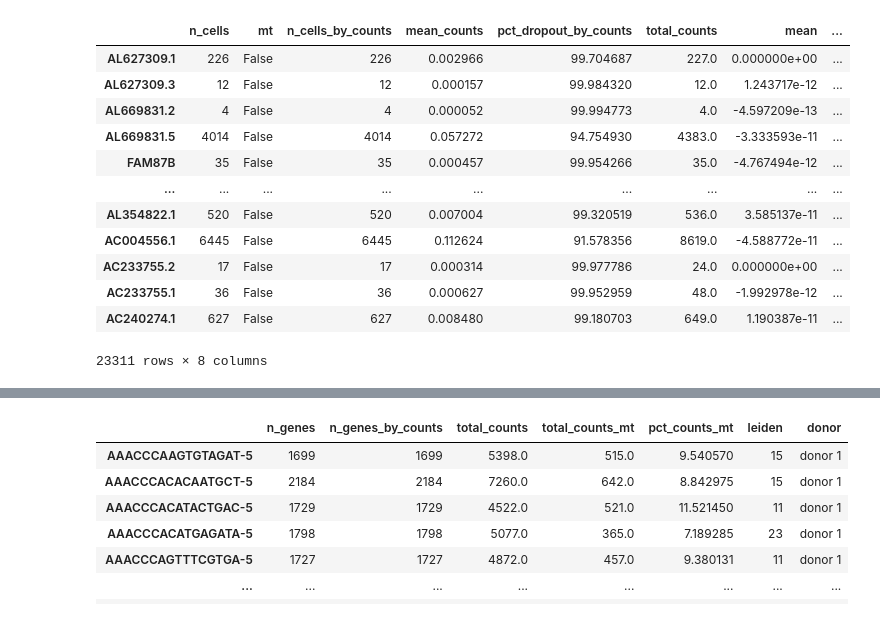
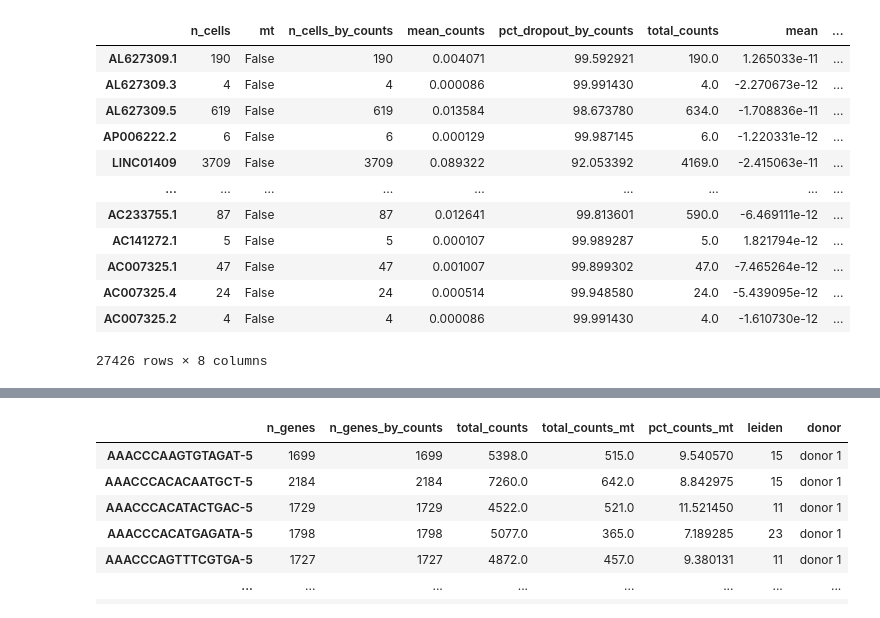
Before and after one commit to benson8902/Research, a Jupyter notebook: Code/Step3 Remove Batch Effect(After annotation).ipynb, the cells around one changed output, grey strips where cells are left out. Drawn from its saved outputs; the diff is of its cells as text; code cells hidden in the pictures.

```diff
--- a/Code/Step3 Remove Batch Effect(After annotation).ipynb
+++ b/Code/Step3 Remove Batch Effect(After annotation).ipynb
@@ -5,22 +5,22 @@ import numpy as np
 
 import matplotlib.pyplot as plt
 # %%
-healthy_cell = sc.read_h5ad("benson_pbmc_post_healthy_donor.h5ad")
+healthy_pre = sc.read_h5ad("../Code/Data/GSE165080_healthy.h5ad")
 
-healthy = sc.read_h5ad("benson_pbmc_healthy_donor.h5ad")
+healthy_post = sc.read_h5ad("../Code/Data/Annotation/GSE165080_healthy_annotation.h5ad")
 # %%
-healthy.var
+healthy_pre.var
 # %% [output]
 |  | n_cells | mt | n_cells_by_counts | mean_counts | pct_dropout_by_counts | total_counts | mean | ... |
-| AL627309.1 | 226 | False | 226 | 0.002966 | 99.704687 | 227.0 | 0.000000e+00 | ... |
-| AL627309.3 | 12 | False | 12 | 0.000157 | 99.984320 | 12.0 | 1.243717e-12 | ... |
-| AL669831.2 | 4 | False | 4 | 0.000052 | 99.994773 | 4.0 | -4.597209e-13 | ... |
-| AL669831.5 | 4014 | False | 4014 | 0.057272 | 94.754930 | 4383.0 | -3.333593e-11 | ... |
-| FAM87B | 35 | False | 35 | 0.000457 | 99.954266 | 35.0 | -4.767494e-12 | ... |
+| AL627309.1 | 190 | False | 190 | 0.004071 | 99.592921 | 190.0 | 1.265033e-11 | ... |
+| AL627309.3 | 4 | False | 4 | 0.000086 | 99.991430 | 4.0 | -2.270673e-12 | ... |
+| AL627309.5 | 619 | False | 619 | 0.013584 | 98.673780 | 634.0 | -1.708836e-11 | ... |
+| AP006222.2 | 6 | False | 6 | 0.000129 | 99.987145 | 6.0 | -1.220331e-12 | ... |
+| LINC01409 | 3709 | False | 3709 | 0.089322 | 92.053392 | 4169.0 | -2.415063e-11 | ... |
 | ... | ... | ... | ... | ... | ... | ... | ... | ... |
-| AL354822.1 | 520 | False | 520 | 0.007004 | 99.320519 | 536.0 | 3.585137e-11 | ... |
-| AC004556.1 | 6445 | False | 6445 | 0.112624 | 91.578356 | 8619.0 | -4.588772e-11 | ... |
-| AC233755.2 | 17 | False | 17 | 0.000314 | 99.977786 | 24.0 | 0.000000e+00 | ... |
-| AC233755.1 | 36 | False | 36 | 0.000627 | 99.952959 | 48.0 | -1.992978e-12 | ... |
-| AC240274.1 | 627 | False | 627 | 0.008480 | 99.180703 | 649.0 | 1.190387e-11 | ... |
+| AC233755.1 | 87 | False | 87 | 0.012641 | 99.813601 | 590.0 | -6.469111e-12 | ... |
+| AC141272.1 | 5 | False | 5 | 0.000107 | 99.989287 | 5.0 | 1.821794e-12 | ... |
+| AC007325.1 | 47 | False | 47 | 0.001007 | 99.899302 | 47.0 | -7.465264e-12 | ... |
+| AC007325.4 | 24 | False | 24 | 0.000514 | 99.948580 | 24.0 | -5.439095e-12 | ... |
+| AC007325.2 | 4 | False | 4 | 0.000086 | 99.991430 | 4.0 | -1.610730e-12 | ... |
-23311 rows × 8 columns
+27426 rows × 8 columns
```
Also changed, not shown: parts of 18 cells of this notebook, 2 other files.
